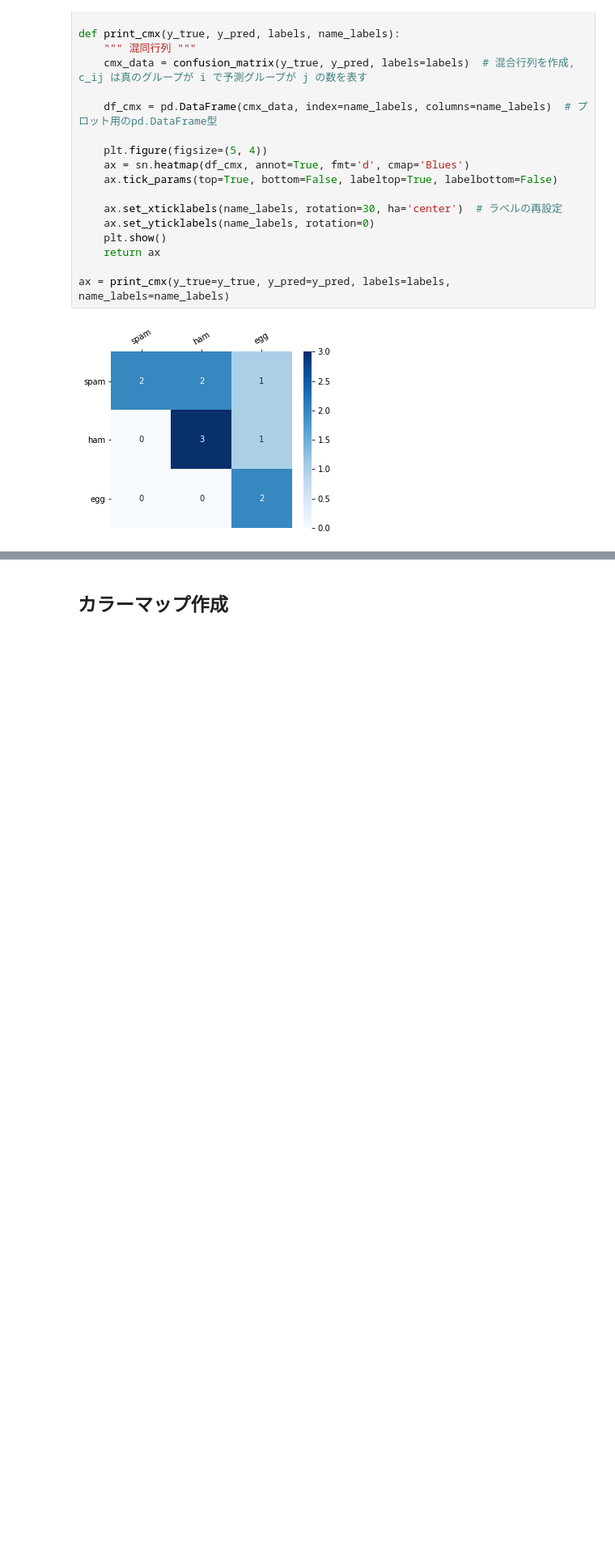
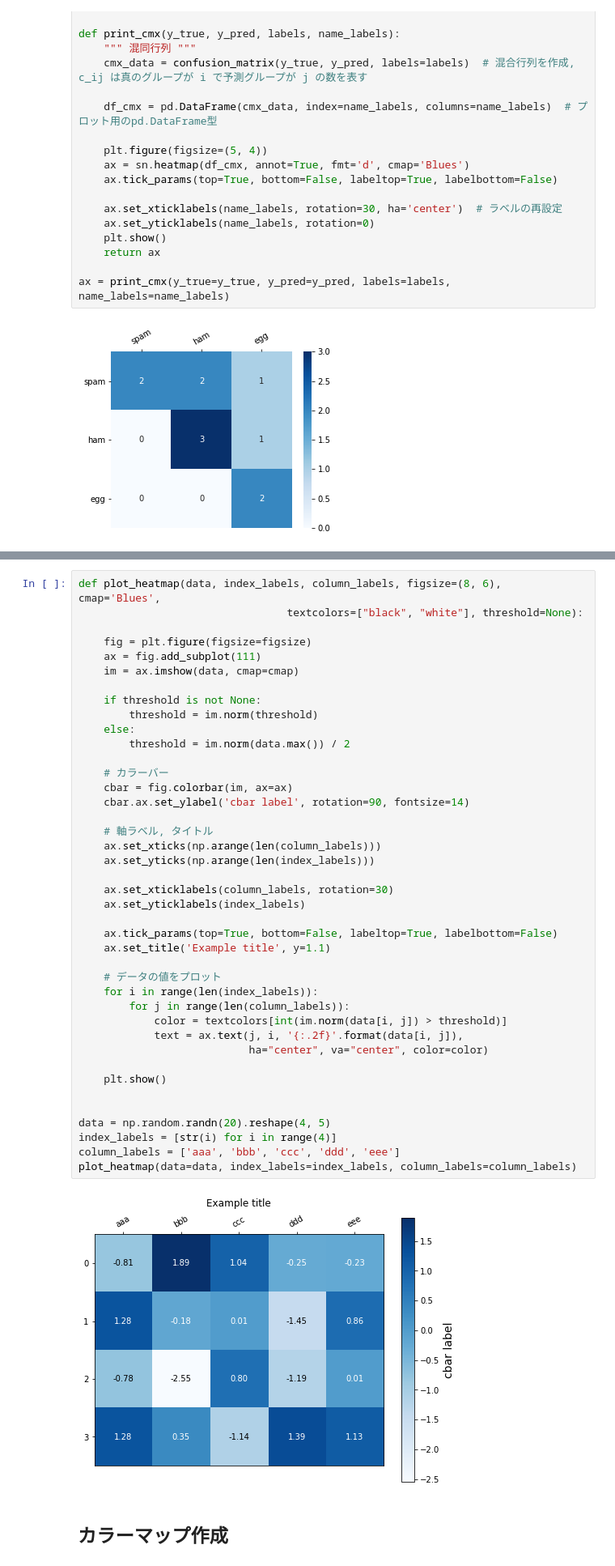
Before and after one commit to IkokObi/Reference, a Jupyter notebook: Python/matplotlib/matplotlib_cheatbook.ipynb, the cells around one changed output, grey strips where cells are left out. Shown at 81% size. Cells and saved outputs as stored; diff of their text form; blank space fills up the shorter version.

```diff
--- a/Python/matplotlib/matplotlib_cheatbook.ipynb
+++ b/Python/matplotlib/matplotlib_cheatbook.ipynb
@@ -272,3 +279,46 @@ plot_confusion_matrix(y_true=y_true, y_pred=y_pred, labels=labels, name_labels=n
+# %%
+def plot_heatmap(data, index_labels, column_labels, figsize=(8, 6), cmap='Blues',
+                                 textcolors=["black", "white"], threshold=None):
+
+    fig = plt.figure(figsize=figsize)
+    ax = fig.add_subplot(111)
+    im = ax.imshow(data, cmap=cmap)
+
+    if threshold is not None:
+        threshold = im.norm(threshold)
+    else:
+        threshold = im.norm(data.max()) / 2
+
+    # カラーバー
+    cbar = fig.colorbar(im, ax=ax)
+    cbar.ax.set_ylabel('cbar label', rotation=90, fontsize=14)
+
+    # 軸ラベル, タイトル
+    ax.set_xticks(np.arange(len(column_labels)))
+    ax.set_yticks(np.arange(len(index_labels)))
+
+    ax.set_xticklabels(column_labels, rotation=30)
+    ax.set_yticklabels(index_labels)
+
+    ax.tick_params(top=True, bottom=False, labeltop=True, labelbottom=False)
+    ax.set_title('Example title', y=1.1)
+
+    # データの値をプロット
+    for i in range(len(index_labels)):
+        for j in range(len(column_labels)):
+            color = textcolors[int(im.norm(data[i, j]) > threshold)]
+            text = ax.text(j, i, '{:.2f}'.format(data[i, j]),
+                           ha="center", va="center", color=color)
+
+    plt.show()
+
+
+data = np.random.randn(20).reshape(4, 5)
+index_labels = [str(i) for i in range(4)]
+column_labels = ['aaa', 'bbb', 'ccc', 'ddd', 'eee']
+plot_heatmap(data=data, index_labels=index_labels, column_labels=column_labels)
+# %% [output]
+[figure, added]
 # %% [markdown]
 <a name='self_colormap'></a>
 ## カラーマップ作成
```
Also changed, not shown: parts of 4 cells of this notebook.
